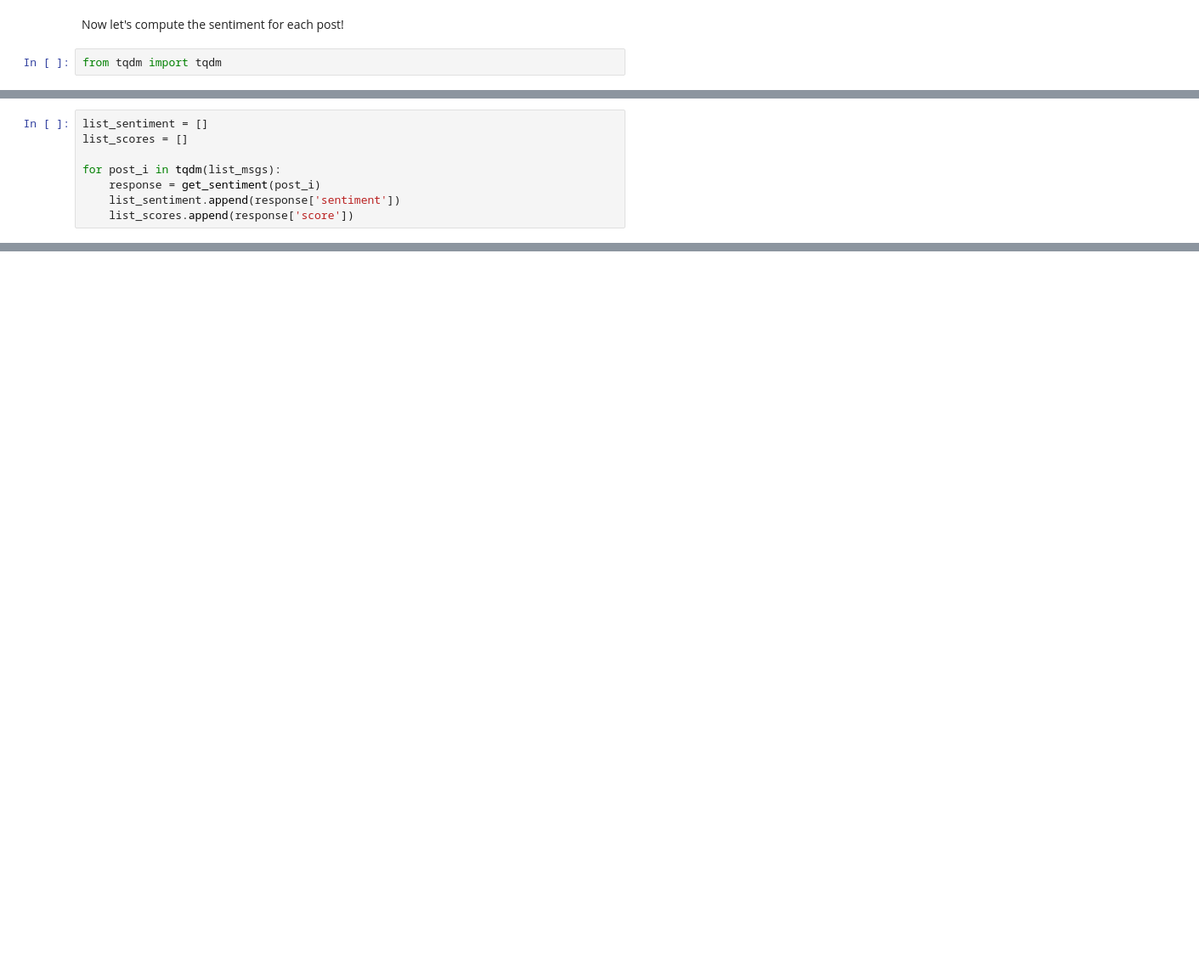
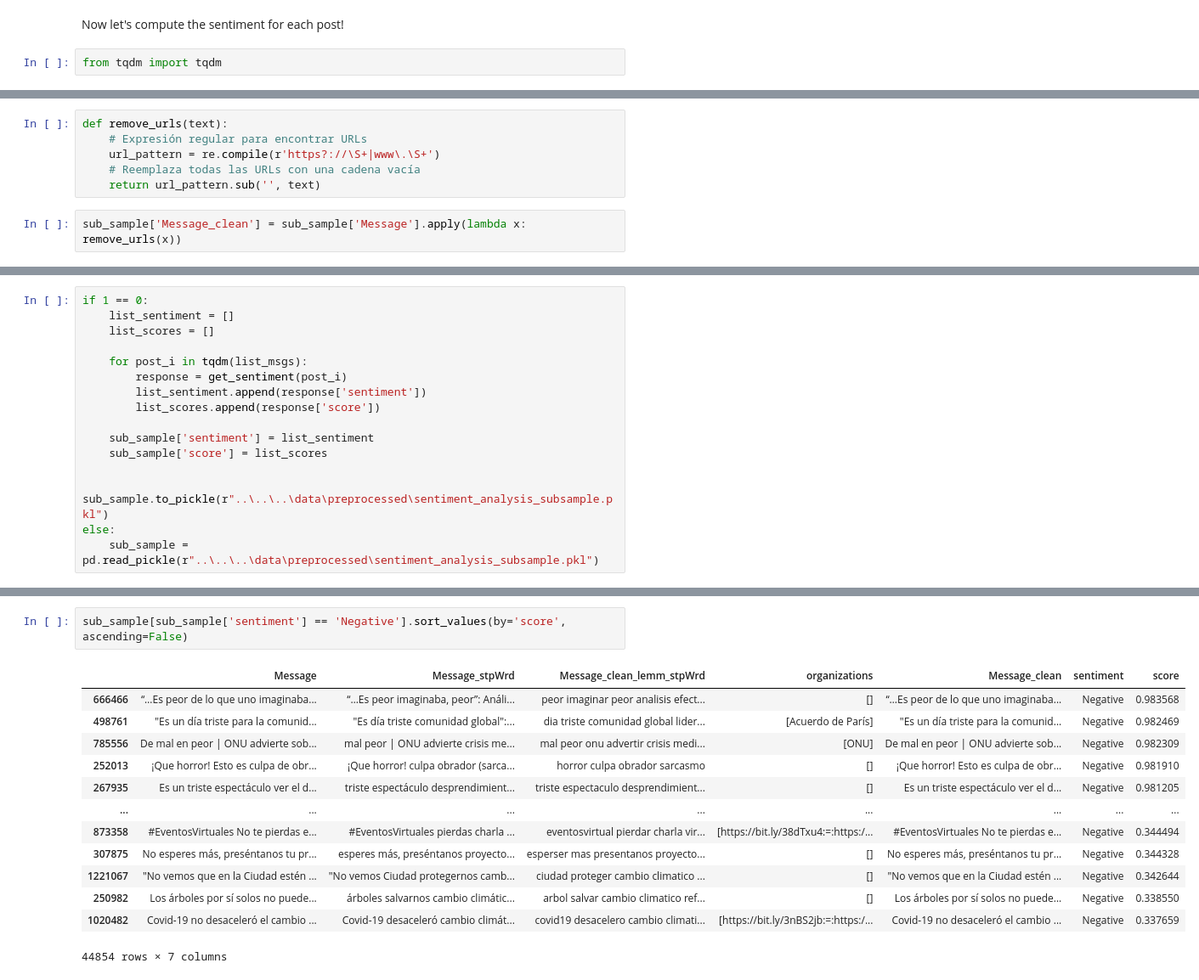
Before and after one commit to Eduardo-Moreno/nlp_nanook, a Jupyter notebook: src/notebooks/full_data_analysis/10-emo-bert-sentiment.ipynb, the cells around one changed output, grey strips where cells are left out. Shown at 85% size. Drawn from its saved outputs; the diff is of its cells as text; blank space fills up the shorter version.

```diff
--- a/src/notebooks/full_data_analysis/10-emo-bert-sentiment.ipynb
+++ b/src/notebooks/full_data_analysis/10-emo-bert-sentiment.ipynb
@@ -258,0 +328,8 @@ list_msgs = selected_data['Message'].to_list()[:10]
+# %%
+def remove_urls(text):
+    # Expresión regular para encontrar URLs
+    url_pattern = re.compile(r'https?://\S+|www\.\S+')
+    # Reemplaza todas las URLs con una cadena vacía
+    return url_pattern.sub('', text)
+# %%
+sub_sample['Message_clean'] = sub_sample['Message'].apply(lambda x: remove_urls(x))
@@ -259,8 +356,16 @@ list_msgs = selected_data['Message'].to_list()[:10]
 # %%
-list_sentiment = []
-list_scores = []
+if 1 == 0:
+    list_sentiment = []
+    list_scores = []
 
-for post_i in tqdm(list_msgs):
-    response = get_sentiment(post_i)
-    list_sentiment.append(response['sentiment'])
-    list_scores.append(response['score'])
+    for post_i in tqdm(list_msgs):
+        response = get_sentiment(post_i)
+        list_sentiment.append(response['sentiment'])
+        list_scores.append(response['score'])
+
+    sub_sample['sentiment'] = list_sentiment
+    sub_sample['score'] = list_scores
+
+    sub_sample.to_pickle(r"..\..\..\data\preprocessed\sentiment_analysis_subsample.pkl")
+else:
+    sub_sample = pd.read_pickle(r"..\..\..\data\preprocessed\sentiment_analysis_subsample.pkl")
@@ -266,0 +401,16 @@ for post_i in tqdm(list_msgs):
+# %%
+sub_sample[sub_sample['sentiment'] == 'Negative'].sort_values(by='score', ascending=False)
+# %% [output]
+|  | Message | Message_stpWrd | Message_clean_lemm_stpWrd | organizations | Message_clean | sentiment | score |
+| 666466 | “…Es peor de lo que uno imaginaba... | “…Es peor imaginaba, peor”: Análi... | peor imaginar peor analisis efect... | [] | “…Es peor de lo que uno imaginaba... | Negative | 0.983568 |
+| 498761 | "Es un día triste para la comunid... | "Es día triste comunidad global":... | dia triste comunidad global lider... | [Acuerdo de París] | "Es un día triste para la comunid... | Negative | 0.982469 |
+| 785556 | De mal en peor | ONU advierte sob... | mal peor | ONU advierte crisis me... | mal peor onu advertir crisis medi... | [ONU] | De mal en peor | ONU advierte sob... | Negative | 0.982309 |
+| 252013 | ¡Que horror! Esto es culpa de obr... | ¡Que horror! culpa obrador (sarca... | horror culpa obrador sarcasmo | [] | ¡Que horror! Esto es culpa de obr... | Negative | 0.981910 |
+| 267935 | Es un triste espectáculo ver el d... | triste espectáculo desprendimient... | triste espectaculo desprendimient... | [] | Es un triste espectáculo ver el d... | Negative | 0.981205 |
+| ... | ... | ... | ... | ... | ... | ... | ... |
+| 873358 | #EventosVirtuales No te pierdas e... | #EventosVirtuales pierdas charla ... | eventosvirtual pierdar charla vir... | [https://bit.ly/38dTxu4:=:https:/... | #EventosVirtuales No te pierdas e... | Negative | 0.344494 |
+| 307875 | No esperes más, preséntanos tu pr... | esperes más, preséntanos proyecto... | esperser mas presentanos proyecto... | [] | No esperes más, preséntanos tu pr... | Negative | 0.344328 |
+| 1221067 | "No vemos que en la Ciudad estén ... | "No vemos Ciudad protegernos camb... | ciudad proteger cambio climatico ... | [] | "No vemos que en la Ciudad estén ... | Negative | 0.342644 |
+| 250982 | Los árboles por sí solos no puede... | árboles salvarnos cambio climátic... | arbol salvar cambio climatico ref... | [] | Los árboles por sí solos no puede... | Negative | 0.338550 |
+| 1020482 | Covid-19 no desaceleró el cambio ... | Covid-19 desaceleró cambio climát... | covid19 desacelero cambio climati... | [https://bit.ly/3nBS2jb:=:https:/... | Covid-19 no desaceleró el cambio ... | Negative | 0.337659 |
+44854 rows × 7 columns
```
Also changed, not shown: parts of 36 cells of this notebook.
